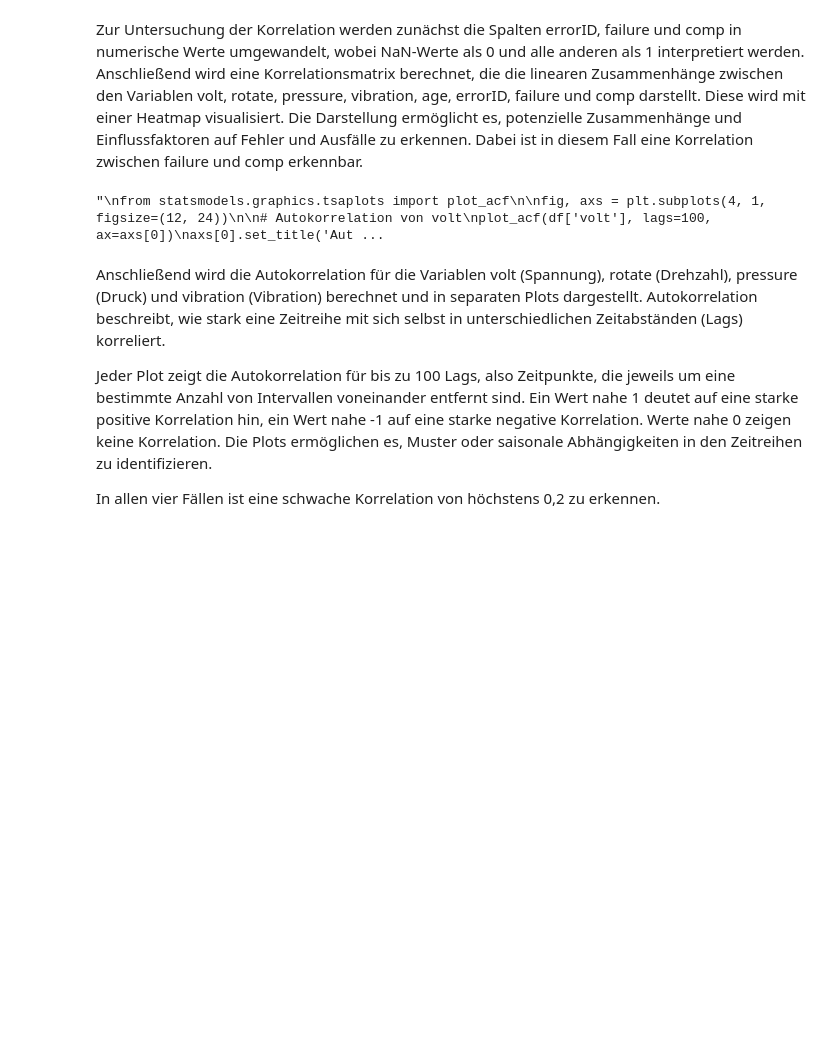
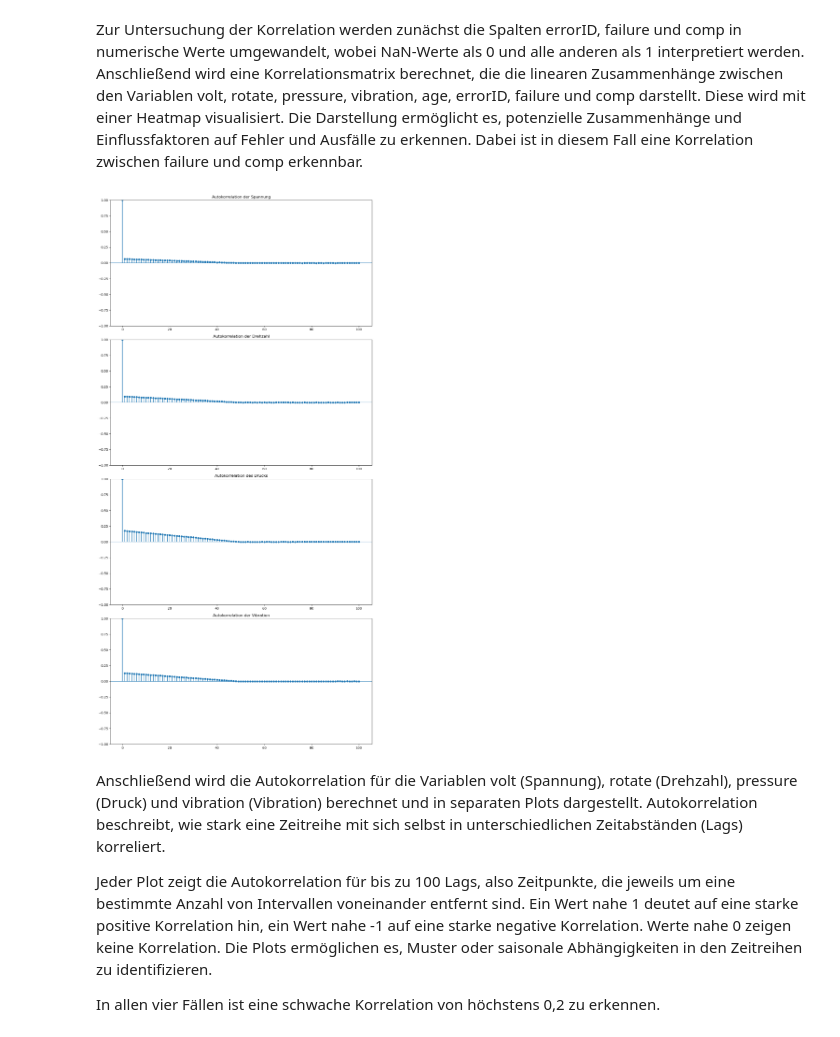
Before and after one commit to EnzoZacharias/DPM_Azure_Predictive_Maintenance, a Jupyter notebook: DPM_Hausarbeit_Sagemueller_Zacharias.ipynb, the cells around one changed output. Cells and saved outputs as stored; diff of their text form; code cells hidden in the pictures; blank space fills up the shorter version.

```diff
--- a/DPM_Hausarbeit_Sagemueller_Zacharias.ipynb
+++ b/DPM_Hausarbeit_Sagemueller_Zacharias.ipynb
@@ -339,32 +406,32 @@ plt.show()
 # %% [markdown]
 Zur Untersuchung der Korrelation werden zunächst die Spalten errorID, failure und comp in numerische Werte umgewandelt, wobei NaN-Werte als 0 und alle anderen als 1 interpretiert werden. Anschließend wird eine Korrelationsmatrix berechnet, die die linearen Zusammenhänge zwischen den Variablen volt, rotate, pressure, vibration, age, errorID, failure und comp darstellt. Diese wird mit einer Heatmap visualisiert. Die Darstellung ermöglicht es, potenzielle Zusammenhänge und Einflussfaktoren auf Fehler und Ausfälle zu erkennen. Dabei ist in diesem Fall eine Korrelation zwischen failure und comp erkennbar.
 # %%
-# Autokorrelation von volt, rotate, pressure und vibration (Korrelation mit sich selbst in Bezug auf die Zeit)
-
 from statsmodels.graphics.tsaplots import plot_acf
 
+# Erstellt ein 4x1 Subplot mit einer Gesamtgröße von 12x24
 fig, axs = plt.subplots(4, 1, figsize=(12, 24))
 
-# Autokorrelation von volt
+# Berechnet und plottet die Autokorrelation für 'volt' mit 100 Lags
 plot_acf(df['volt'], lags=100, ax=axs[0])
-axs[0].set_title('Autocorrelation of Voltage')
+axs[0].set_title('Autokorrelation der Spannung')
 
-# Autokorrelation von rotate
+# Berechnet und plottet die Autokorrelation für 'rotate' mit 100 Lags
 plot_acf(df['rotate'], lags=100, ax=axs[1])
-axs[1].set_title('Autocorrelation of Rotate')
+axs[1].set_title('Autokorrelation der Drehzahl')
 
-# Autokorrelation von pressure
+# Berechnet und plottet die Autokorrelation für 'pressure' mit 100 Lags
 plot_acf(df['pressure'], lags=100, ax=axs[2])
-axs[2].set_title('Autocorrelation of Pressure')
+axs[2].set_title('Autokorrelation des Drucks')
 
-# Autokorrelation von vibration
+# Berechnet und plottet die Autokorrelation für 'vibration' mit 100 Lags
 plot_acf(df['vibration'], lags=100, ax=axs[3])
-axs[3].set_title('Autocorrelation of Vibration')
+axs[3].set_title('Autokorrelation der Vibration')
 
+# Optimiert das Layout und zeigt das Diagramm an
 plt.tight_layout()
 plt.show()
 # %% [output]
-"\nfrom statsmodels.graphics.tsaplots import plot_acf\n\nfig, axs = plt.subplots(4, 1, figsize=(12, 24))\n\n# Autokorrelation von volt\nplot_acf(df['volt'], lags=100, ax=axs[0])\naxs[0].set_title('Aut ...
+[figure, added]
 # %% [markdown]
 Anschließend wird die Autokorrelation für die Variablen volt (Spannung), rotate (Drehzahl), pressure (Druck) und vibration (Vibration) berechnet und in separaten Plots dargestellt. Autokorrelation beschreibt, wie stark eine Zeitreihe mit sich selbst in unterschiedlichen Zeitabständen (Lags) korreliert.
 
```
Also changed, not shown: parts of 119 cells of this notebook.
